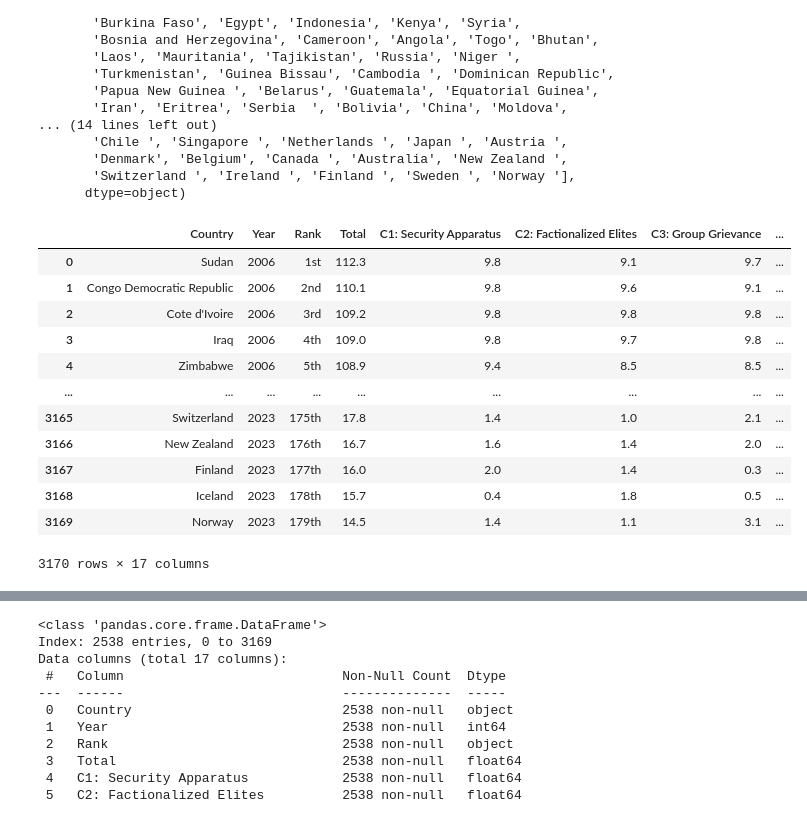
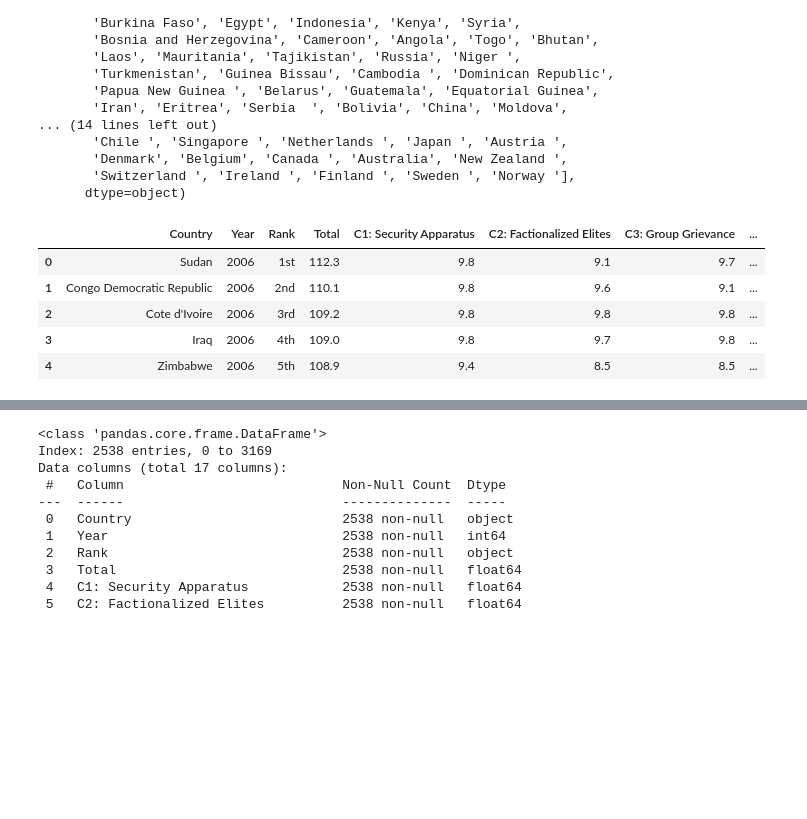
Before and after one commit to thhelen/-Predictive-Modeling-for-State-Fragility-Assessment, a Jupyter notebook: eda.ipynb, the cells around one changed output, grey strips where cells are left out. Drawn from its saved outputs; the diff is of its cells as text; code cells hidden in the pictures; blank space fills up the shorter version.

```diff
--- a/eda.ipynb
+++ b/eda.ipynb
@@ -27,7 +35,7 @@ train_2019 = pd.read_excel("fsi-2019.xlsx")
 train_2020 = pd.read_excel("fsi-2020.xlsx")
 train_2021 = pd.read_excel("fsi-2021.xlsx")
 train_2022 = pd.read_excel("fsi-2022-download.xlsx")
-train_2023 = pd.read_excel("fSI-2023-DOWNLOAD (1).xlsx")
+train_2023 = pd.read_excel("FSI-2023-DOWNLOAD (1).xlsx")
 # %%
 train_2006.Country.unique()
 # %% [output]
@@ -64,23 +71,16 @@ for i in dfs:
 # %%
 #combning data for all years
 combined_train = pd.DataFrame()
 dfs = [train_2006, train_2007, train_2008, train_2009, train_2010, train_2011, train_2012, train_2013, train_2014, train_2015, train_2016, train_2017, train_2018, train_2019, train_2020, train_2021, train_2022, train_2023]
 for i in dfs:
     combined_train = pd.concat([combined_train, i], ignore_index=True)
-combined_train
+combined_train.head()
 # %% [output]
 |  | Country | Year | Rank | Total | C1: Security Apparatus | C2: Factionalized Elites | C3: Group Grievance | ... |
 | 0 | Sudan | 2006 | 1st | 112.3 | 9.8 | 9.1 | 9.7 | ... |
 | 1 | Congo Democratic Republic | 2006 | 2nd | 110.1 | 9.8 | 9.6 | 9.1 | ... |
 | 2 | Cote d'Ivoire | 2006 | 3rd | 109.2 | 9.8 | 9.8 | 9.8 | ... |
 | 3 | Iraq | 2006 | 4th | 109.0 | 9.8 | 9.7 | 9.8 | ... |
 | 4 | Zimbabwe | 2006 | 5th | 108.9 | 9.4 | 8.5 | 8.5 | ... |
-| ... | ... | ... | ... | ... | ... | ... | ... | ... |
-| 3165 | Switzerland | 2023 | 175th | 17.8 | 1.4 | 1.0 | 2.1 | ... |
-| 3166 | New Zealand | 2023 | 176th | 16.7 | 1.6 | 1.4 | 2.0 | ... |
-| 3167 | Finland | 2023 | 177th | 16.0 | 2.0 | 1.4 | 0.3 | ... |
-| 3168 | Iceland | 2023 | 178th | 15.7 | 0.4 | 1.8 | 0.5 | ... |
-| 3169 | Norway | 2023 | 179th | 14.5 | 1.4 | 1.1 | 3.1 | ... |
-3170 rows × 17 columns
 # %%
 country_counts = combined_train['Country'].value_counts()
```
Also changed, not shown: parts of 13 cells of this notebook.
